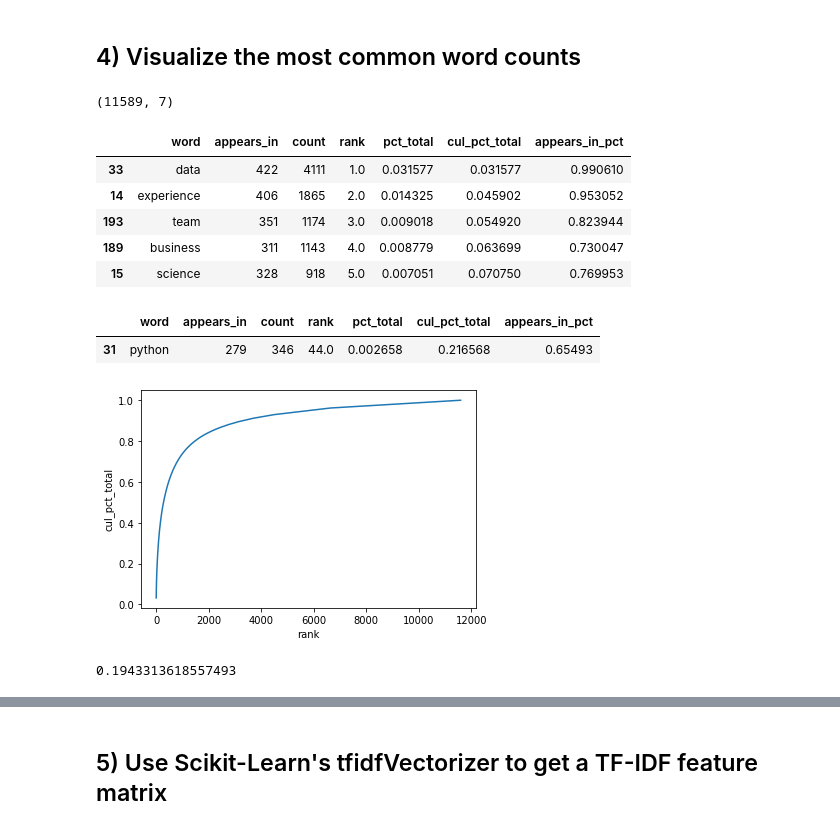
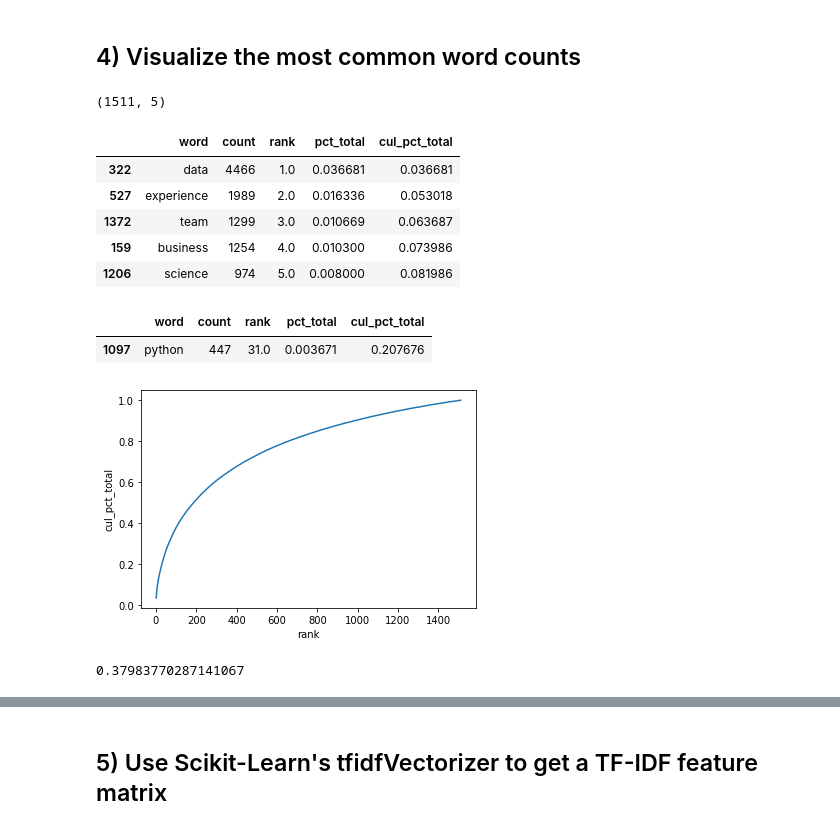
Before and after one commit to nsriniva/DS-Unit-4-Sprint-1-NLP, a Jupyter notebook: module2-vector-representations/LS_DS_412_Vector_Representations_Assignment.ipynb, the cells around one changed output, grey strips where cells are left out. Saved outputs shown, nothing was run; the diff lists cells and outputs as text; code cells hidden in the pictures.

```diff
--- a/module2-vector-representations/LS_DS_412_Vector_Representations_Assignment.ipynb
+++ b/module2-vector-representations/LS_DS_412_Vector_Representations_Assignment.ipynb
@@ -183,77 +160,57 @@ dtm.head()
 ## 4) Visualize the most common word counts
 # %%
 ##### Your Code Here #####
-def count(tokens):
-    """
-    Calculates some basic statistics about tokens in our corpus (i.e. corpus means collections text data)
-    """
-    # stores the count of each token
-    word_counts = Counter()
+def count(dtm):
 
-    # stores the number of docs that each token appears in
-    appears_in = Counter()
+    word_counts = {}
 
-    total_docs = len(tokens)
-
-    for token in tokens:
-        # stores count of every appearance of a token
-        word_counts.update(token)
-        # use set() in order to not count duplicates, thereby count the num of docs that each token appears in
-        appears_in.update(set(token))
+    for word in dtm.columns:
+        word_counts[word] = dtm[word].sum()
 
     # build word count dataframe
     temp = zip(word_counts.keys(), word_counts.values())
     wc = pd.DataFrame(temp, columns = ['word', 'count'])
 
     # rank the the word counts
     wc['rank'] = wc['count'].rank(method='first', ascending=False)
     total = wc['count'].sum()
 
     # calculate the percent total of each token
     wc['pct_total'] = wc['count'].apply(lambda token_count: token_count / total)
 
     # calculate the cumulative percent total of word counts
     wc = wc.sort_values(by='rank')
     wc['cul_pct_total'] = wc['pct_total'].cumsum()
 
-    # create dataframe for document stats
-    t2 = zip(appears_in.keys(), appears_in.values())
-    ac = pd.DataFrame(t2, columns=['word', 'appears_in'])
+    return wc
 
-    # merge word count stats with doc stats
-    wc = ac.merge(wc, on='word')
-
-    wc['appears_in_pct'] = wc['appears_in'].apply(lambda x: x / total_docs)
-
-    return wc.sort_values(by='rank')
-
-wc  = count(jobs_df.tokens)
+wc  = count(dtm)
 print(wc.shape)
 wc.head()
 # %% [output]
-(11589, 7)
+(1511, 5)
-|  | word | appears_in | count | rank | pct_total | cul_pct_total | appears_in_pct |
-| 33 | data | 422 | 4111 | 1.0 | 0.031577 | 0.031577 | 0.990610 |
-| 14 | experience | 406 | 1865 | 2.0 | 0.014325 | 0.045902 | 0.953052 |
-| 193 | team | 351 | 1174 | 3.0 | 0.009018 | 0.054920 | 0.823944 |
-| 189 | business | 311 | 1143 | 4.0 | 0.008779 | 0.063699 | 0.730047 |
-| 15 | science | 328 | 918 | 5.0 | 0.007051 | 0.070750 | 0.769953 |
+|  | word | count | rank | pct_total | cul_pct_total |
+| 322 | data | 4466 | 1.0 | 0.036681 | 0.036681 |
+| 527 | experience | 1989 | 2.0 | 0.016336 | 0.053018 |
+| 1372 | team | 1299 | 3.0 | 0.010669 | 0.063687 |
+| 159 | business | 1254 | 4.0 | 0.010300 | 0.073986 |
+| 1206 | science | 974 | 5.0 | 0.008000 | 0.081986 |
 # %%
 wc[wc.word == 'python']
 # %% [output]
-|  | word | appears_in | count | rank | pct_total | cul_pct_total | appears_in_pct |
-| 31 | python | 279 | 346 | 44.0 | 0.002658 | 0.216568 | 0.65493 |
+|  | word | count | rank | pct_total | cul_pct_total |
+| 1097 | python | 447 | 31.0 | 0.003671 | 0.207676 |
 # %%
 import seaborn as sns
 
 # Cumulative Distribution Plot
 sns.lineplot(x='rank', y='cul_pct_total', data=wc);
 # %% [output]
-[figure, old version]
+[figure, new version]
 # %%
-wc[wc['rank'] <= 36]['cul_pct_total'].max()
+wc[wc['rank'] <= 100]['cul_pct_total'].max()
 # %% [output]
-0.1943313618557493
+0.37983770287141067
 # %%
 import squarify
 import matplotlib.pyplot as plt
```
Also changed, not shown: parts of 6 cells of this notebook.
